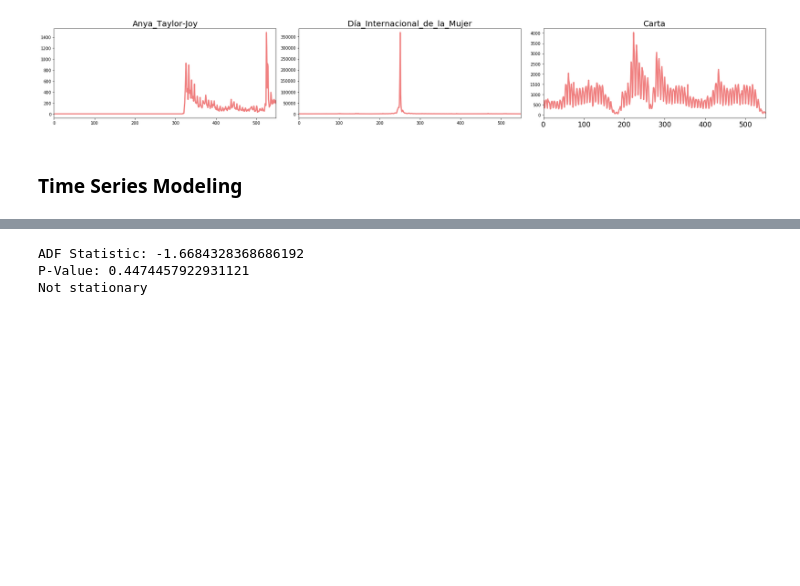
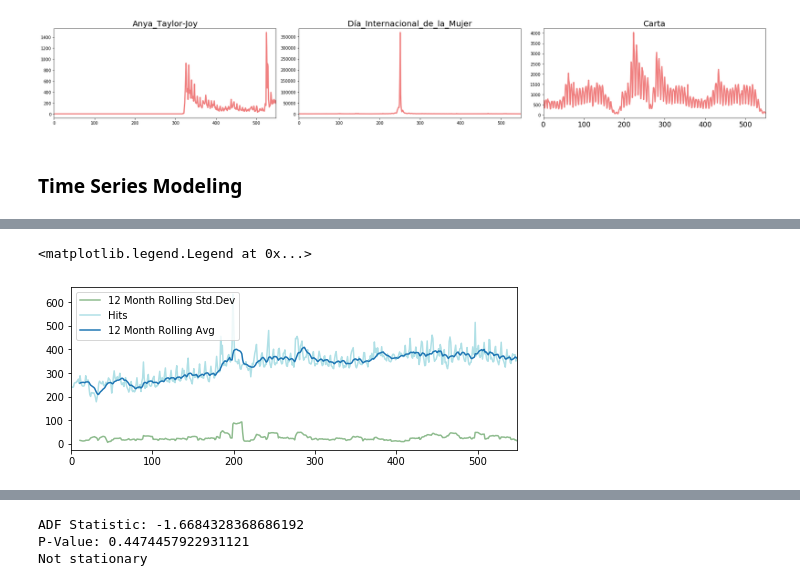
Before and after one commit to christinejiang11/personal_projects, a Jupyter notebook: Web_Traffic_Time_Series/Web_Traffic_Prediction.ipynb, the cells around one changed output, grey strips where cells are left out. Cells and saved outputs as stored; diff of their text form; code cells hidden in the pictures; blank space fills up the shorter version.

Commit message:
decomposition graphs

```diff
--- a/Web_Traffic_Time_Series/Web_Traffic_Prediction.ipynb
+++ b/Web_Traffic_Time_Series/Web_Traffic_Prediction.ipynb
@@ -148,3 +149,10 @@ for i,language in enumerate(languages):
 #p - how many months of a lag do you want to use for regression (use may to predict june)
 #d - order of integration
 #q - moving average - number of periods to lag in moving average model
+# %%
+df
+df['index'] = pd.to_datetime(df['index'])
+datetime_df = df.set_index('index', drop = True)
+datetime_df.index
+datetime_df.describe().T
+df
@@ -150,0 +173,10 @@ for i,language in enumerate(languages):
+# %%
+time_series = df['Hits']
+time_series.rolling(12).std().plot(label='12 Month Rolling Std.Dev',color='darkseagreen')
+time_series.plot(color='powderblue')
+time_series.rolling(12).mean().plot(label='12 Month Rolling Avg')
+
+plt.legend()
+# %% [output]
+<matplotlib.legend.Legend at 0x...>
+[figure, added]
```
Also changed, not shown: parts of 5 cells of this notebook, 1 other file.
